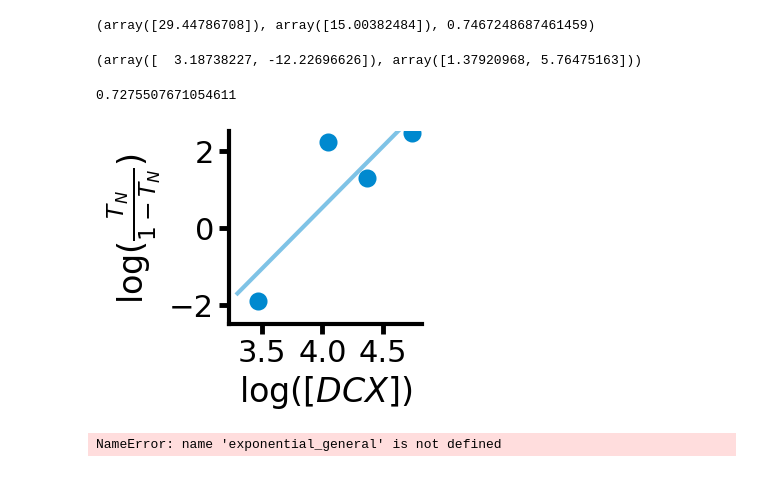
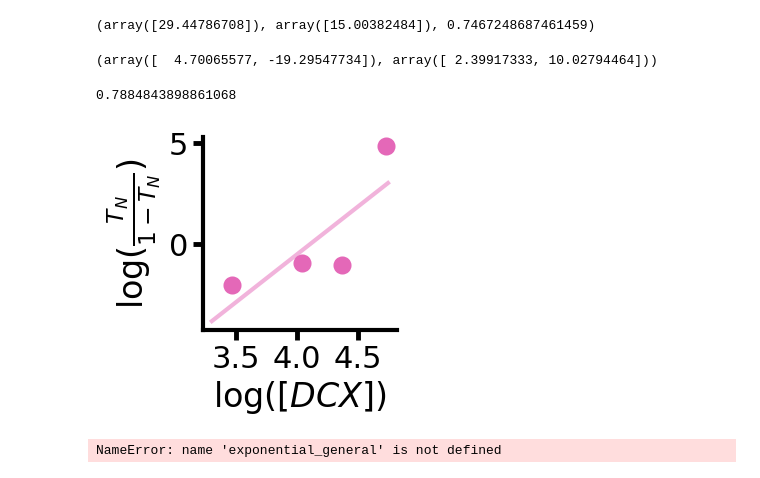
Before and after one commit to sofiacruzt/sofia-brouhardlab, a Jupyter notebook: dynamics/EJCB2023/fit_master_sheet.ipynb, the cells around one changed output. Drawn from its saved outputs; the diff is of its cells as text; code cells hidden in the pictures.

```diff
--- a/dynamics/EJCB2023/fit_master_sheet.ipynb
+++ b/dynamics/EJCB2023/fit_master_sheet.ipynb
@@ -47,6 +47,15 @@ ShrinkageRate = 'Shrink Rate ' r'$(\mu m / min)$'
 Type_order = ['None', 'Y64N','R76S','R102S', 'R178L', 'P191R', 'G223E','R303X', 'WT']
 
 category_Type = CategoricalDtype(Type_order, ordered=True,) #order mutants
+# %%
+grey00 = '#777777'
+grey20 = '#C5C5C5'
+cyan00 = '#0089CF'
+cyan20 = '#65CBFF'
+pink00 = '#e468b8'
+pink20 = '#FBB0E1'
+orange00 = '#ff8341'
+orange20 = '#FFC6A8'
 # %%
 black = '#000000'
 grey = '#777777'
@@ -575,7 +581,7 @@ sns.set_context("poster", font_scale=1, rc={"lines.linewidth":3.0})
 # %% [markdown]
 time to nuc
 # %%
-x,y,yerr = pickdata('WT', 1)
+x,y,yerr = pickdata('R76S', 1)
 x0,y0,yerr0 = pickdata('None', 1)
 
 X = [*x0,*x]
@@ -640,41 +646,41 @@ m,b = p
 
 p, SElin
 # %% [output]
-(array([  3.18738227, -12.22696626]), array([1.37920968, 5.76475163]))
+(array([  4.70065577, -19.29547734]), array([ 2.39917333, 10.02794464]))
 # %%
 R2S(logy,logx*m+b)
 # %% [output]
-0.7275507671054611
+0.7884843898861068
 # %%
 scattersize = 9
 cap = 5
 
 fig, ax = plt.subplots(1,1,figsize=(2.5,2.5))
 ax.errorbar(logx , logy , yerr= 0 , fmt='',marker='o', markersize=scattersize,capsize = cap,
-                              markeredgewidth=4,color=cyan, alpha = 1, ls='')
+                              markeredgewidth=4,color=pink00, alpha = 1, ls='')
 
 x0 = np.arange(3.3, 4.8, 0.05)
-ax.plot(x0, x0*m+b,color = cyan, lw=3,ls= '-',alpha = 0.5)
+ax.plot(x0, x0*m+b,color = pink00, lw=3,ls= '-',alpha = 0.5)
 
-ax.set_ylim(-2.5,2.5)
+#ax.set_ylim(-2.5,3)
 # ax.set_xlim(3,6)
 ax.set_xlabel(r'$\log([DCX])$')
 #ax.set_xticks(np.arange(0, 22.1, 2))
 #ax.set_yticks(np.arange(0, 150.1, 25))
 ax.set_ylabel(r'$\log(\frac{T_N}{1-T_N})$')
 ax.spines['right'].set_visible(False)
 ax.spines['top'].set_visible(False)
 ax.spines['left'].set_lw(3)
 ax.spines['bottom'].set_lw(3)
 ax.tick_params(axis='both', width = 3.5, length = 7)
 
 #ax.legend((r'$n=2.94 \pm 0.49$' '\n' r'$R^2 > 0.945$',),loc='lower right',title='Hill Equation')
 
 sns.set_context("poster", font_scale=1, rc={"lines.linewidth":3.0})
 
-#plt.savefig(newmydir/('logexpHillfit_Lifetime_'+date+'.svg'),backend='Cairo')
+plt.savefig(newmydir/('logexpHillfit_TimetoNucR76S_'+date+'.svg'),backend='Cairo')
 # %% [output]
-[figure, old version]
+[figure, new version]
 # %%
 x,y,yerr = pickdata('R76S', 1)
 YN = [*y0,*y]
```
Also changed, not shown: parts of 8 cells of this notebook, 1 other file.
